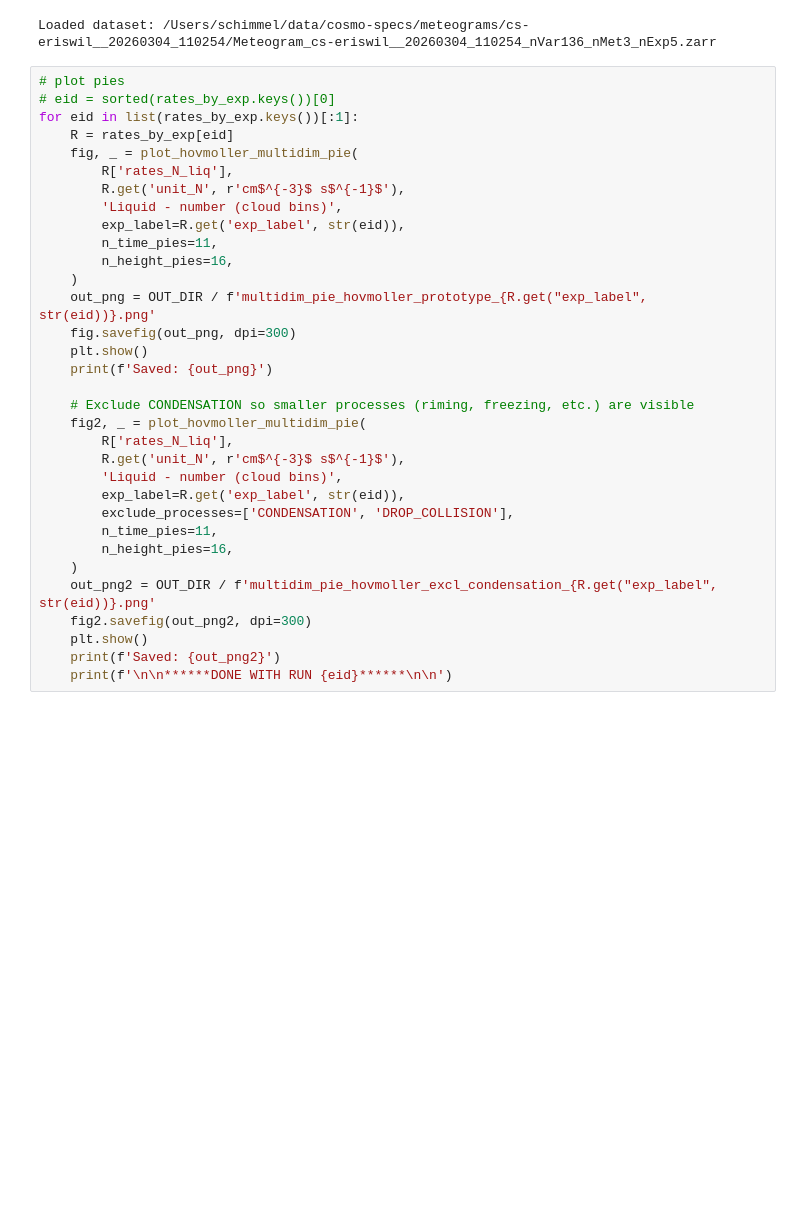
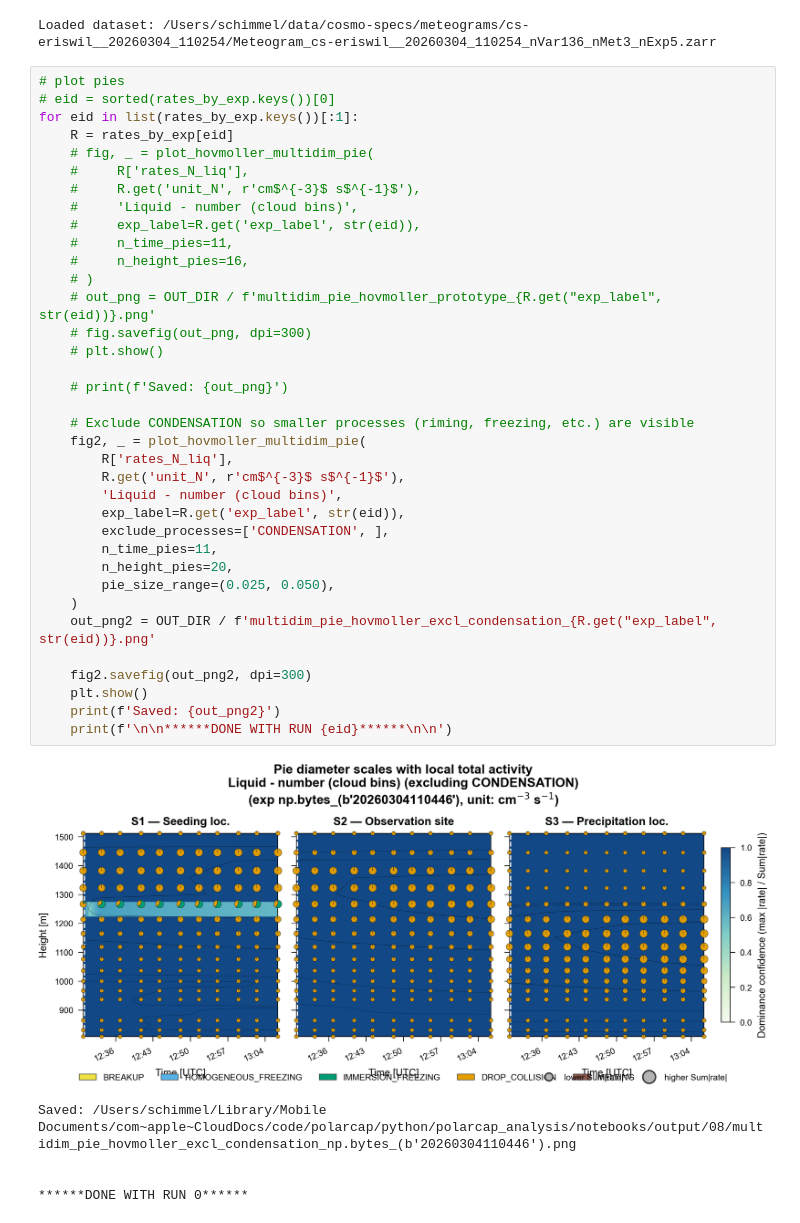
Before and after one commit to KarlJohnsonnn/polarcap_analysis, a Jupyter notebook: notebooks/08-multidim-pie-hovmoller-prototype.ipynb, the cells around one changed output. Cells and saved outputs as stored; diff of their text form; blank space fills up the shorter version.

```diff
--- a/notebooks/08-multidim-pie-hovmoller-prototype.ipynb
+++ b/notebooks/08-multidim-pie-hovmoller-prototype.ipynb
@@ -487,33 +498,42 @@ Loaded dataset: /Users/schimmel/data/cosmo-specs/meteograms/cs-eriswil__20260304
 # %%
 # plot pies
 # eid = sorted(rates_by_exp.keys())[0]
 for eid in list(rates_by_exp.keys())[:1]:
     R = rates_by_exp[eid]
-    fig, _ = plot_hovmoller_multidim_pie(
-        R['rates_N_liq'],
-        R.get('unit_N', r'cm$^{-3}$ s$^{-1}$'),
-        'Liquid - number (cloud bins)',
-        exp_label=R.get('exp_label', str(eid)),
-        n_time_pies=11,
-        n_height_pies=16,
-    )
-    out_png = OUT_DIR / f'multidim_pie_hovmoller_prototype_{R.get("exp_label", str(eid))}.png'
-    fig.savefig(out_png, dpi=300)
-    plt.show()
-    print(f'Saved: {out_png}')
+    # fig, _ = plot_hovmoller_multidim_pie(
+    #     R['rates_N_liq'],
+    #     R.get('unit_N', r'cm$^{-3}$ s$^{-1}$'),
+    #     'Liquid - number (cloud bins)',
+    #     exp_label=R.get('exp_label', str(eid)),
+    #     n_time_pies=11,
+    #     n_height_pies=16,
+    # )
+    # out_png = OUT_DIR / f'multidim_pie_hovmoller_prototype_{R.get("exp_label", str(eid))}.png'
+    # fig.savefig(out_png, dpi=300)
+    # plt.show()
+
+    # print(f'Saved: {out_png}')
 
     # Exclude CONDENSATION so smaller processes (riming, freezing, etc.) are visible
     fig2, _ = plot_hovmoller_multidim_pie(
         R['rates_N_liq'],
         R.get('unit_N', r'cm$^{-3}$ s$^{-1}$'),
         'Liquid - number (cloud bins)',
         exp_label=R.get('exp_label', str(eid)),
-        exclude_processes=['CONDENSATION', 'DROP_COLLISION'],
+        exclude_processes=['CONDENSATION', ],
         n_time_pies=11,
-        n_height_pies=16,
+        n_height_pies=20,
+        pie_size_range=(0.025, 0.050),
     )
     out_png2 = OUT_DIR / f'multidim_pie_hovmoller_excl_condensation_{R.get("exp_label", str(eid))}.png'
+
     fig2.savefig(out_png2, dpi=300)
     plt.show()
     print(f'Saved: {out_png2}')
     print(f'\n\n******DONE WITH RUN {eid}******\n\n')
+# %% [output]
+[figure, added]
+Saved: /Users/schimmel/Library/Mobile Documents/com~apple~CloudDocs/code/polarcap/python/polarcap_analysis/notebooks/output/08/multidim_pie_hovmoller_excl_condensation_np.bytes_(b'20260304110446').png
+
+
+******DONE WITH RUN 0******
```
Also changed, not shown: parts of 3 cells of this notebook, 1 other file.
